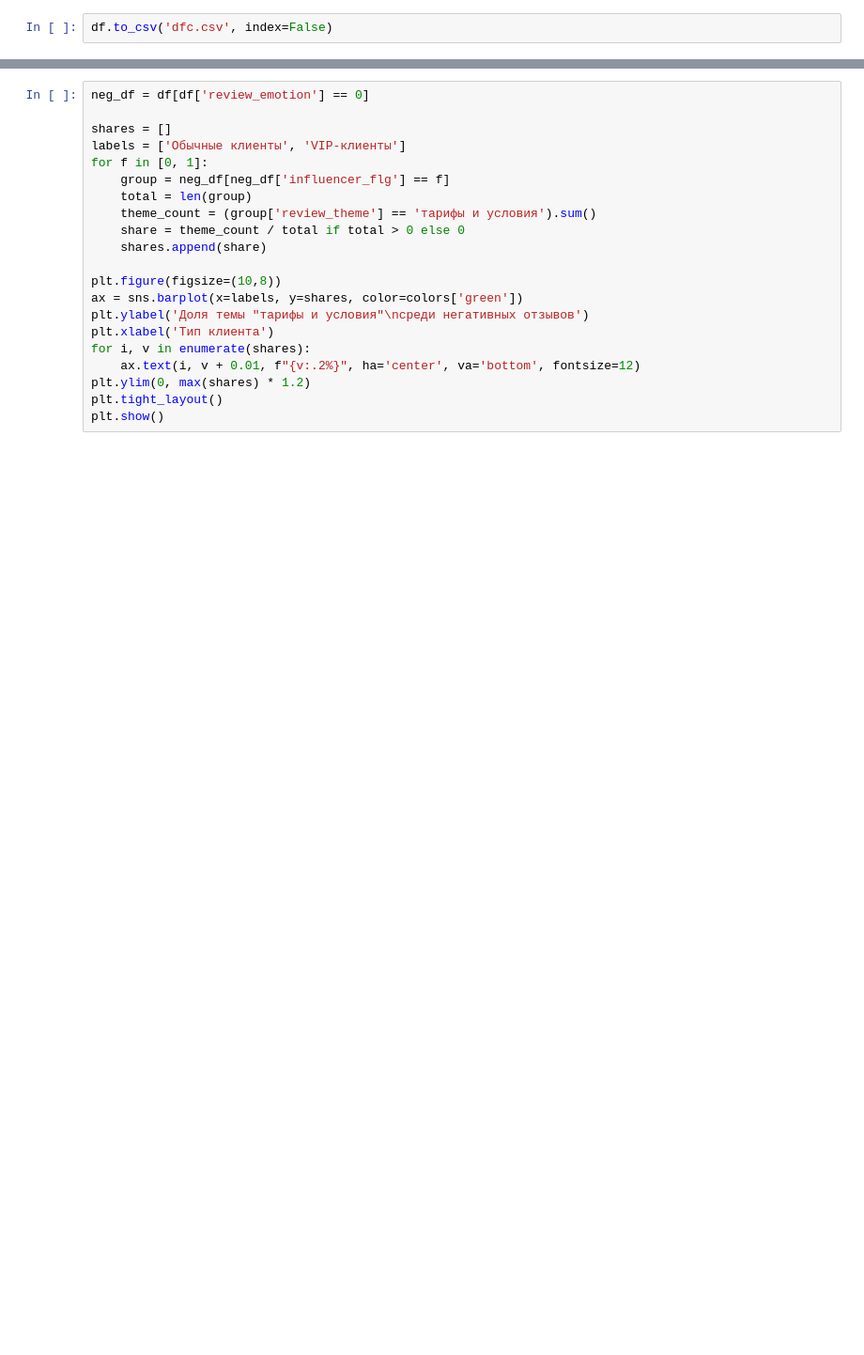
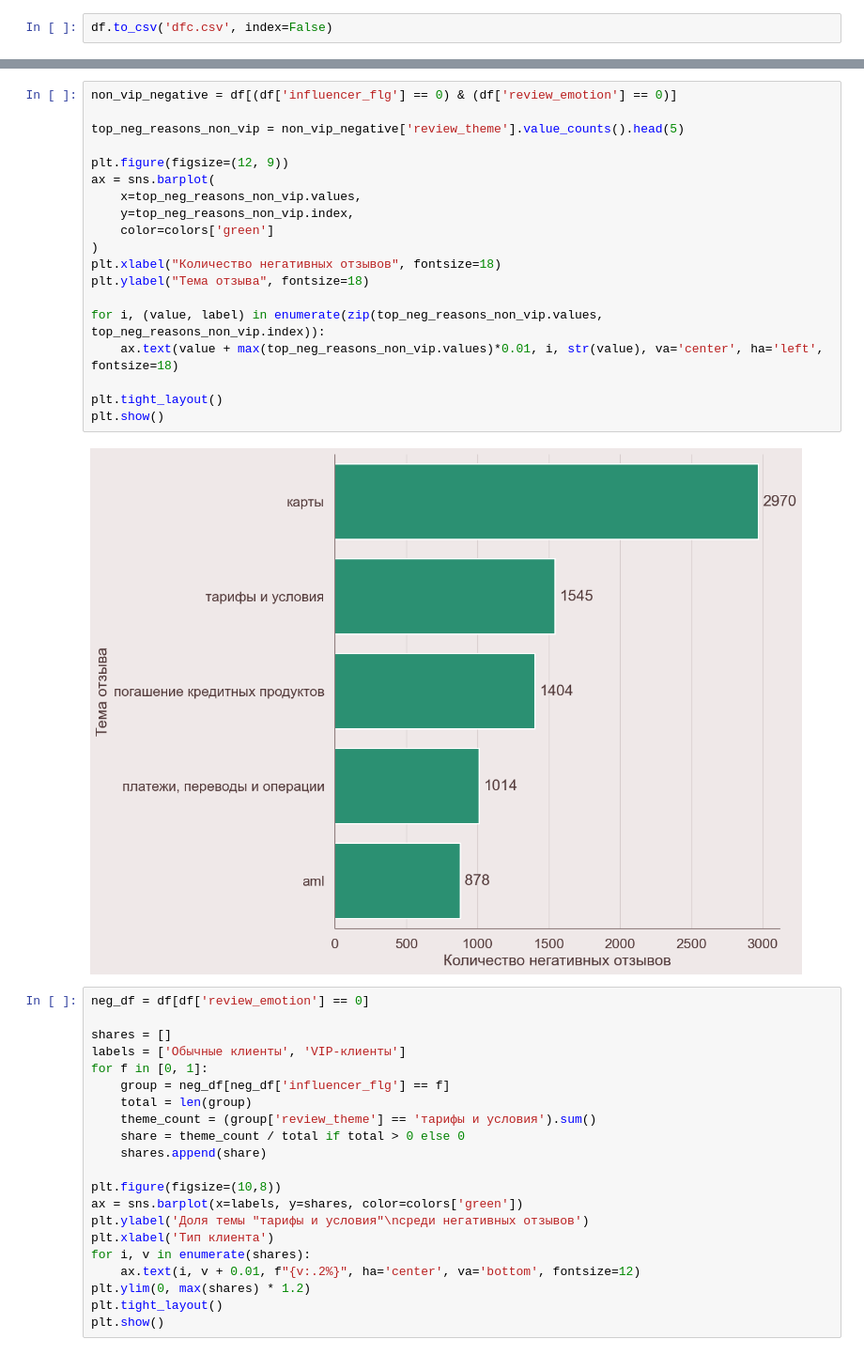
Before and after one commit to Neat-Snap/dano25, a Jupyter notebook: analysis.ipynb, the cells around one changed output, grey strips where cells are left out. Shown at 94% size. Saved outputs shown, nothing was run; the diff lists cells and outputs as text; blank space fills up the shorter version.

```diff
--- a/analysis.ipynb
+++ b/analysis.ipynb
@@ -183,3 +188,24 @@ plt.show()
+# %%
+non_vip_negative = df[(df['influencer_flg'] == 0) & (df['review_emotion'] == 0)]
+
+top_neg_reasons_non_vip = non_vip_negative['review_theme'].value_counts().head(5)
+
+plt.figure(figsize=(12, 9))
+ax = sns.barplot(
+    x=top_neg_reasons_non_vip.values,
+    y=top_neg_reasons_non_vip.index,
+    color=colors['green']
+)
+plt.xlabel("Количество негативных отзывов", fontsize=18)
+plt.ylabel("Тема отзыва", fontsize=18)
+
+for i, (value, label) in enumerate(zip(top_neg_reasons_non_vip.values, top_neg_reasons_non_vip.index)):
+    ax.text(value + max(top_neg_reasons_non_vip.values)*0.01, i, str(value), va='center', ha='left', fontsize=18)
+
+plt.tight_layout()
+plt.show()
+# %% [output]
+[figure, added]
 # %%
 neg_df = df[df['review_emotion'] == 0]
 
```
Also changed, not shown: parts of 2 cells of this notebook.
